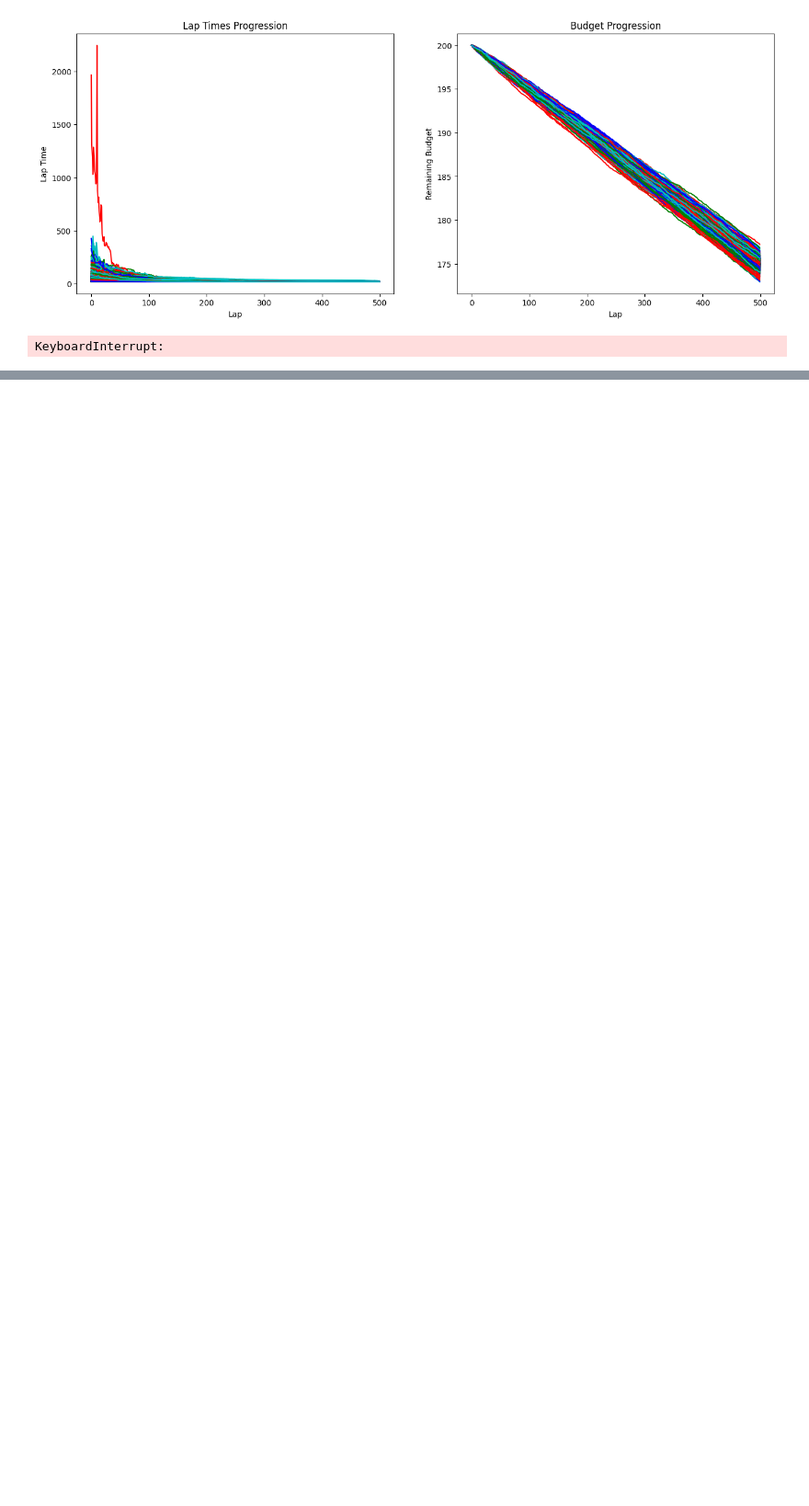
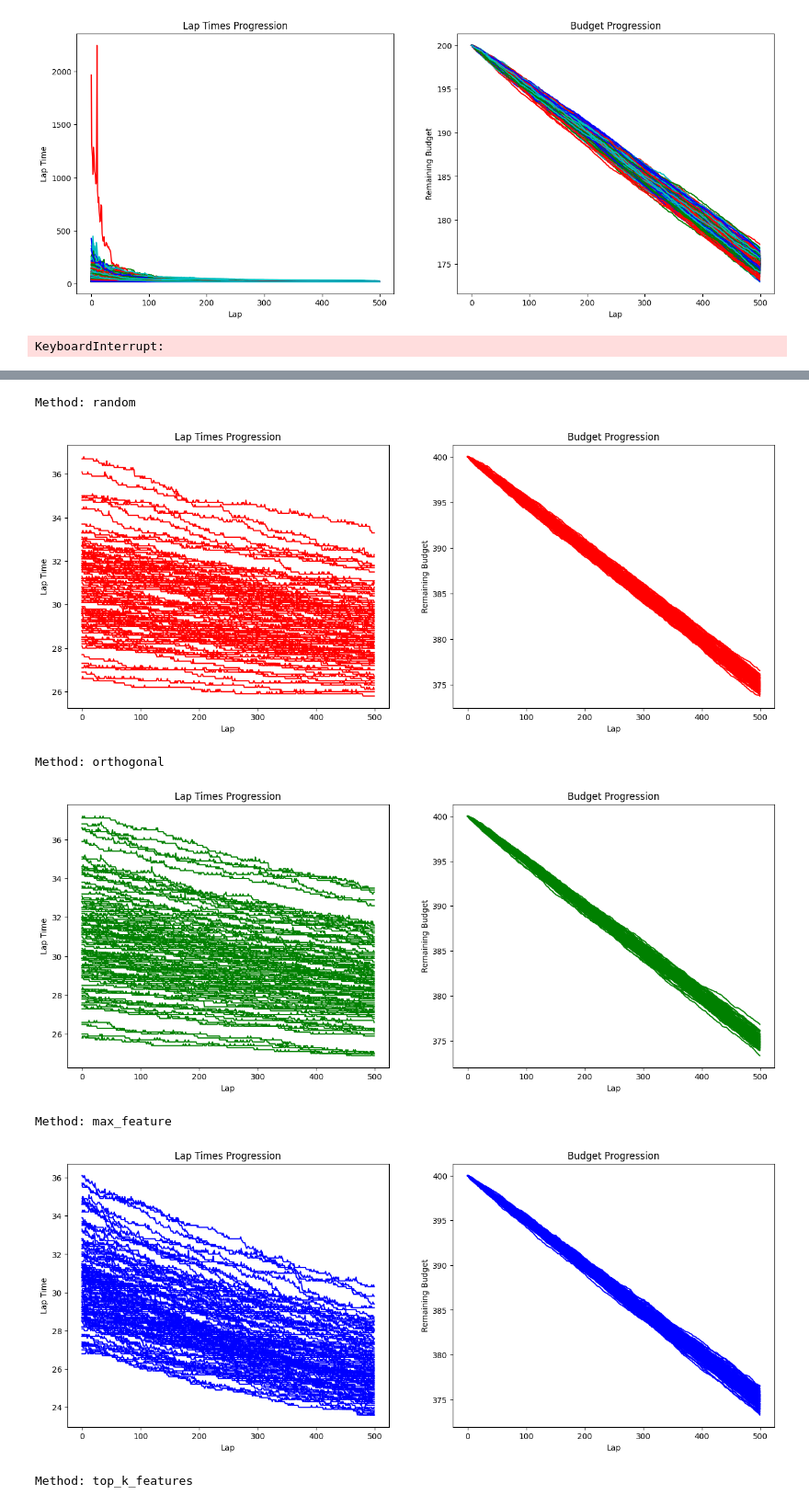
Before and after one commit to gullo97/FormulaAI, a Jupyter notebook: notebook.ipynb, the cells around one changed output, grey strips where cells are left out. Shown at 92% size. Drawn from its saved outputs; the diff is of its cells as text; code cells hidden in the pictures; blank space fills up the shorter version.

```diff
--- a/notebook.ipynb
+++ b/notebook.ipynb
@@ -558,0 +547,10 @@ Method: top_k_features
+# %%
+lap_times_history, budget_history, trained_agents, track = main(num_agents=100, num_laps=500, initial_budget=400.0, live_plotting=False, dt=0.1, L = 30, n = 50, alpha = 1.0, beta = 1.0)
+# %% [output]
+Method: random
+[figure, added]
+Method: orthogonal
+[figure, added]
+Method: max_feature
+[figure, added]
+Method: top_k_features
```
Also changed, not shown: parts of 4 cells of this notebook.
